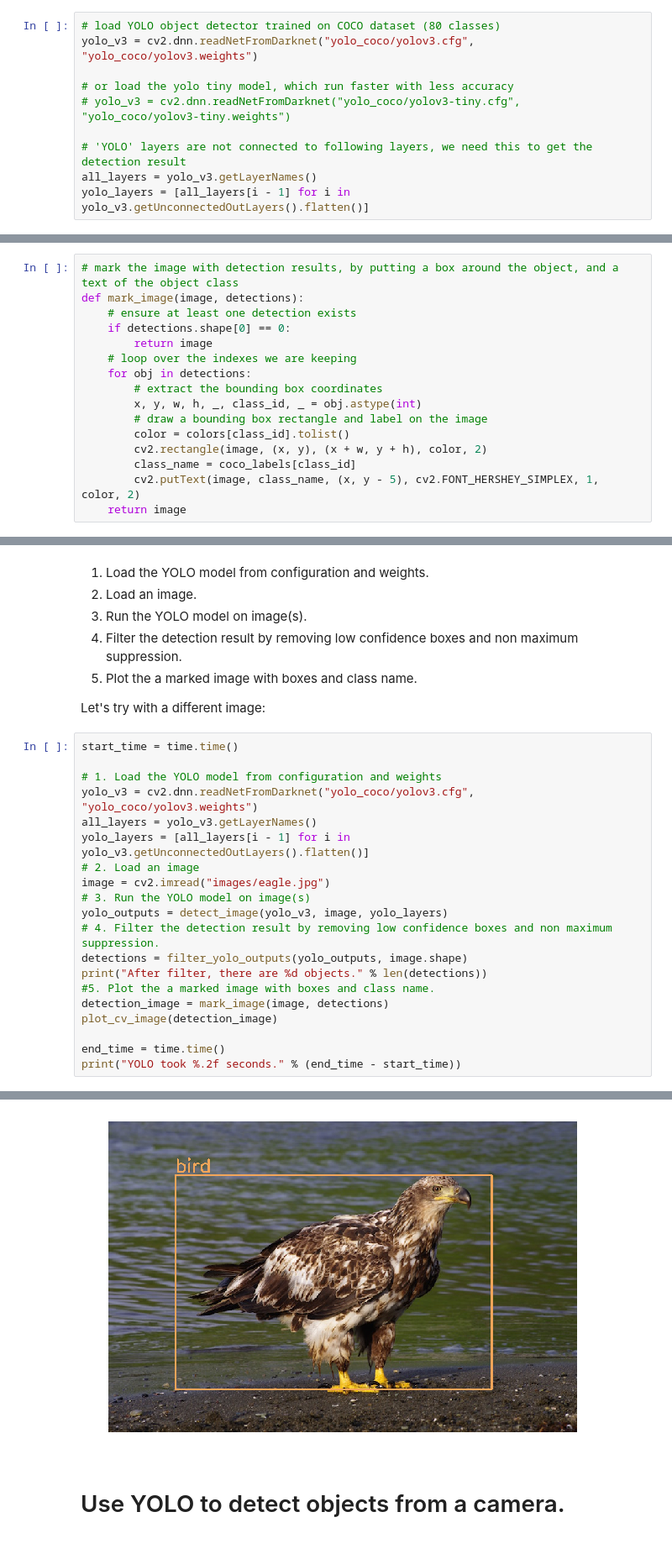
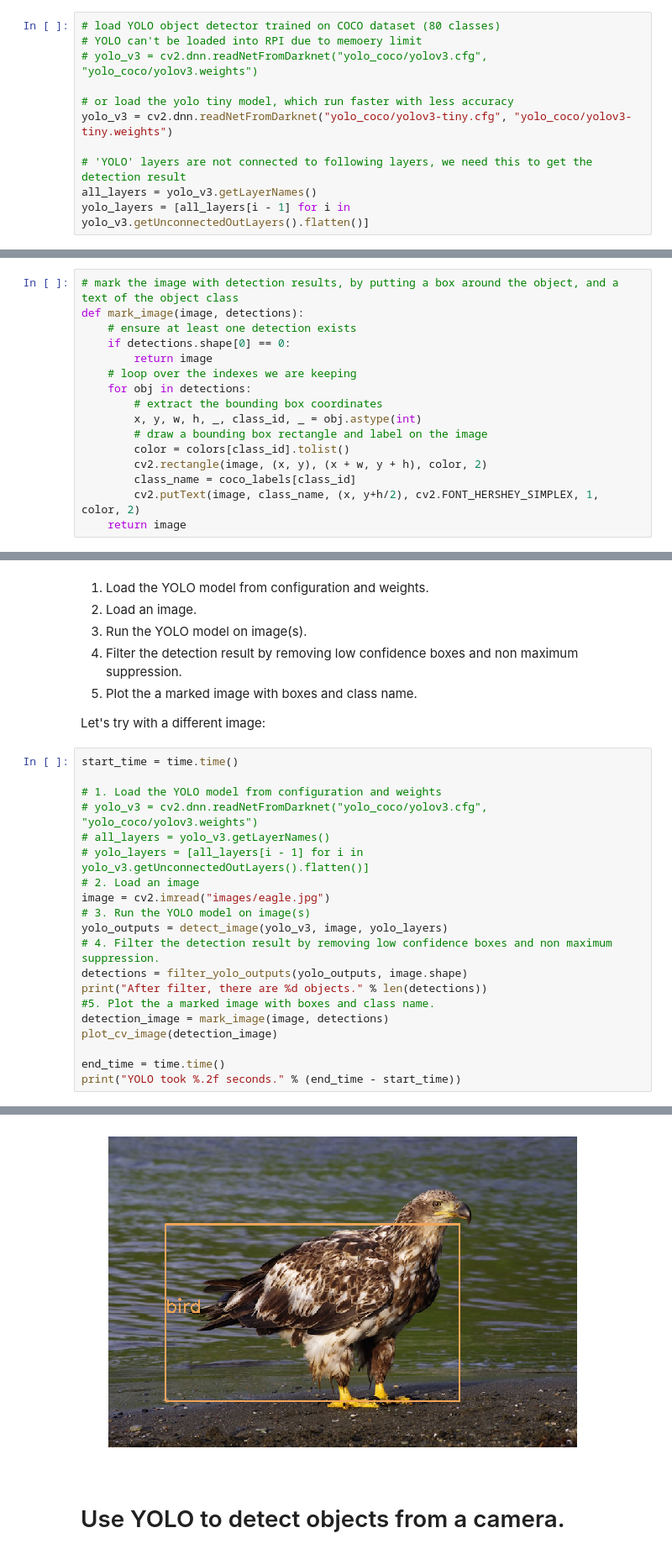
Before and after one commit to xiaodongzhao/pi_opencv_project, a Jupyter notebook: Object_detection_with_OpenCV_and_YOLO_on_Raspberry_Pi.ipynb, the cells around one changed output, grey strips where cells are left out. Shown at 84% size. Drawn from its saved outputs; the diff is of its cells as text.

```diff
--- a/Object_detection_with_OpenCV_and_YOLO_on_Raspberry_Pi.ipynb
+++ b/Object_detection_with_OpenCV_and_YOLO_on_Raspberry_Pi.ipynb
@@ -128,10 +128,11 @@ To create the YOLO model in OpenCV, we can use OpenCV's DNN function called [cv2
 Both files are stored under the **yolo_coco** folder.
 # %%
 # load YOLO object detector trained on COCO dataset (80 classes)
-yolo_v3 = cv2.dnn.readNetFromDarknet("yolo_coco/yolov3.cfg", "yolo_coco/yolov3.weights")
+# YOLO can't be loaded into RPI due to memoery limit
+# yolo_v3 = cv2.dnn.readNetFromDarknet("yolo_coco/yolov3.cfg", "yolo_coco/yolov3.weights")
 
 # or load the yolo tiny model, which run faster with less accuracy
-# yolo_v3 = cv2.dnn.readNetFromDarknet("yolo_coco/yolov3-tiny.cfg", "yolo_coco/yolov3-tiny.weights")
+yolo_v3 = cv2.dnn.readNetFromDarknet("yolo_coco/yolov3-tiny.cfg", "yolo_coco/yolov3-tiny.weights")
 
 # 'YOLO' layers are not connected to following layers, we need this to get the detection result
 all_layers = yolo_v3.getLayerNames()
@@ -245,7 +246,7 @@ def mark_image(image, detections):
         color = colors[class_id].tolist()
         cv2.rectangle(image, (x, y), (x + w, y + h), color, 2)
         class_name = coco_labels[class_id]
-        cv2.putText(image, class_name, (x, y - 5), cv2.FONT_HERSHEY_SIMPLEX, 1, color, 2)
+        cv2.putText(image, class_name, (x, y+h/2), cv2.FONT_HERSHEY_SIMPLEX, 1, color, 2)
     return image
 # %%
 detection_image = mark_image(image, detections)
@@ -268,9 +269,9 @@ Let's try with a different image:
 start_time = time.time()
 
 # 1. Load the YOLO model from configuration and weights
-yolo_v3 = cv2.dnn.readNetFromDarknet("yolo_coco/yolov3.cfg", "yolo_coco/yolov3.weights")
-all_layers = yolo_v3.getLayerNames()
-yolo_layers = [all_layers[i - 1] for i in yolo_v3.getUnconnectedOutLayers().flatten()]
+# yolo_v3 = cv2.dnn.readNetFromDarknet("yolo_coco/yolov3.cfg", "yolo_coco/yolov3.weights")
+# all_layers = yolo_v3.getLayerNames()
+# yolo_layers = [all_layers[i - 1] for i in yolo_v3.getUnconnectedOutLayers().flatten()]
 # 2. Load an image
 image = cv2.imread("images/eagle.jpg")
 # 3. Run the YOLO model on image(s)
@@ -290,4 +291,4 @@ YOLO took 0.66 seconds.
-[figure, old version]
+[figure, new version]
 # %% [markdown]
 # Use YOLO to detect objects from a camera.
 # %% [markdown]
```
Also changed, not shown: parts of 6 cells of this notebook.
